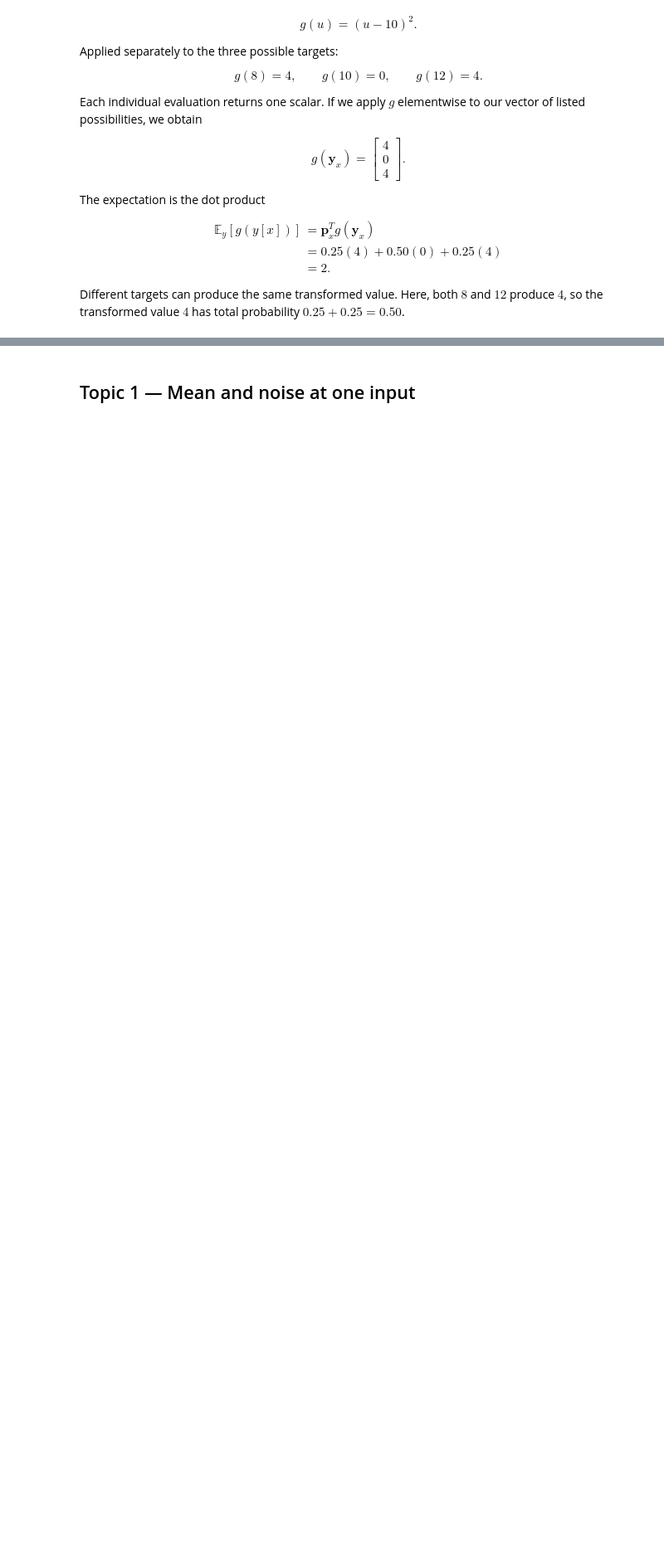
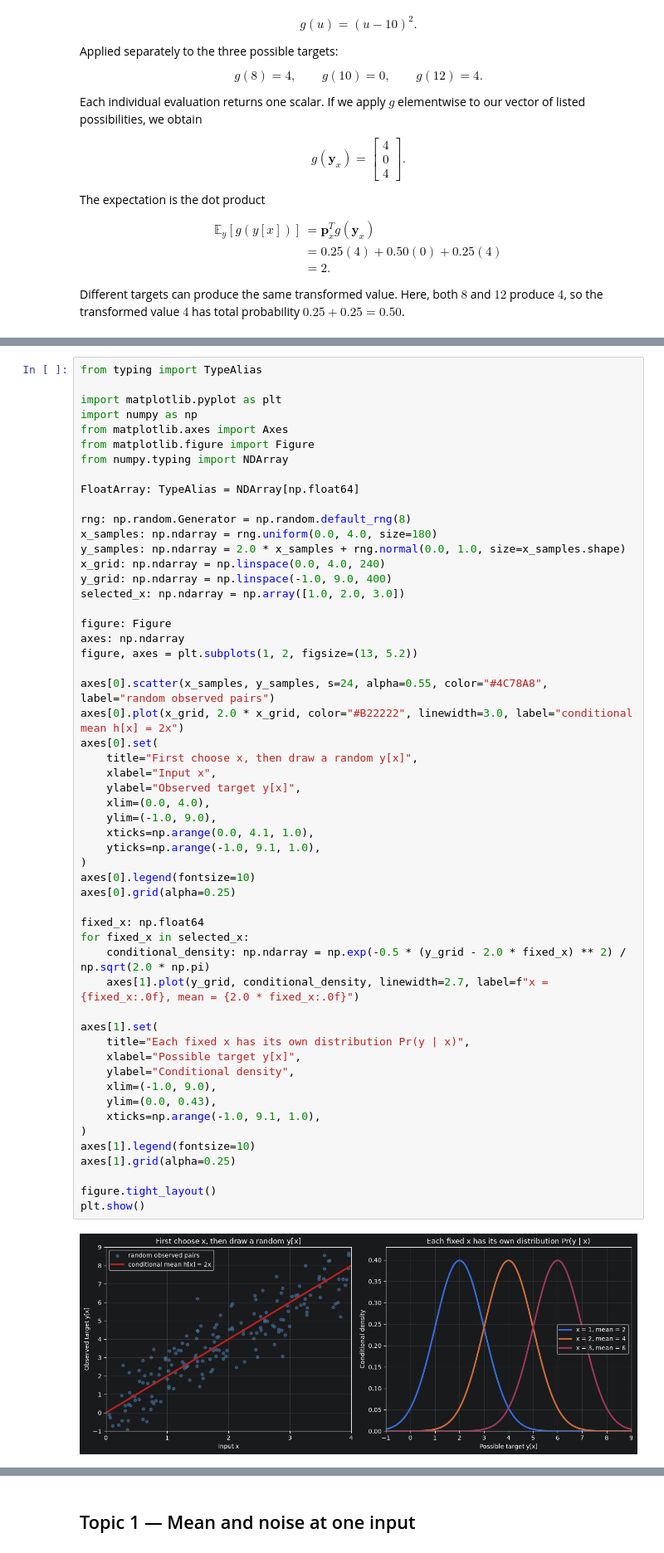
Before and after one commit to majorgilles/understanding-deep-learning-prince, a Jupyter notebook: chapters/08-measuring-performance/notebooks/chapter_08_bias_variance_decomposition_from_scratch.ipynb, the cells around one changed output, grey strips where cells are left out. Shown at 83% size. Drawn from its saved outputs; the diff is of its cells as text; blank space fills up the shorter version.

Commit message:
Expand Chapter 8 notebook with detailed explanations on conditional expectations and two-stage randomness. Add visualizations for conditional means and distributions.

```diff
--- a/chapters/08-measuring-performance/notebooks/chapter_08_bias_variance_decomposition_from_scratch.ipynb
+++ b/chapters/08-measuring-performance/notebooks/chapter_08_bias_variance_decomposition_from_scratch.ipynb
@@ -237,0 +289,56 @@ Thus, the discrete and continuous calculations express the same idea:
+# %%
+from typing import TypeAlias
+
+import matplotlib.pyplot as plt
+import numpy as np
+from matplotlib.axes import Axes
+from matplotlib.figure import Figure
+from numpy.typing import NDArray
+
+FloatArray: TypeAlias = NDArray[np.float64]
+
+rng: np.random.Generator = np.random.default_rng(8)
+x_samples: np.ndarray = rng.uniform(0.0, 4.0, size=180)
+y_samples: np.ndarray = 2.0 * x_samples + rng.normal(0.0, 1.0, size=x_samples.shape)
+x_grid: np.ndarray = np.linspace(0.0, 4.0, 240)
+y_grid: np.ndarray = np.linspace(-1.0, 9.0, 400)
+selected_x: np.ndarray = np.array([1.0, 2.0, 3.0])
+
+figure: Figure
+axes: np.ndarray
+figure, axes = plt.subplots(1, 2, figsize=(13, 5.2))
+
+axes[0].scatter(x_samples, y_samples, s=24, alpha=0.55, color="#4C78A8", label="random observed pairs")
+axes[0].plot(x_grid, 2.0 * x_grid, color="#B22222", linewidth=3.0, label="conditional mean h[x] = 2x")
+axes[0].set(
+    title="First choose x, then draw a random y[x]",
+    xlabel="Input x",
+    ylabel="Observed target y[x]",
+    xlim=(0.0, 4.0),
+    ylim=(-1.0, 9.0),
+    xticks=np.arange(0.0, 4.1, 1.0),
+    yticks=np.arange(-1.0, 9.1, 1.0),
+)
+axes[0].legend(fontsize=10)
+axes[0].grid(alpha=0.25)
+
+fixed_x: np.float64
+for fixed_x in selected_x:
+    conditional_density: np.ndarray = np.exp(-0.5 * (y_grid - 2.0 * fixed_x) ** 2) / np.sqrt(2.0 * np.pi)
+    axes[1].plot(y_grid, conditional_density, linewidth=2.7, label=f"x = {fixed_x:.0f}, mean = {2.0 * fixed_x:.0f}")
+
+axes[1].set(
+    title="Each fixed x has its own distribution Pr(y | x)",
+    xlabel="Possible target y[x]",
+    ylabel="Conditional density",
+    xlim=(-1.0, 9.0),
+    ylim=(0.0, 0.43),
+    xticks=np.arange(-1.0, 9.1, 1.0),
+)
+axes[1].legend(fontsize=10)
+axes[1].grid(alpha=0.25)
+
+figure.tight_layout()
+plt.show()
+# %% [output]
+[figure, added]
```
Also changed, not shown: parts of 6 cells of this notebook.
